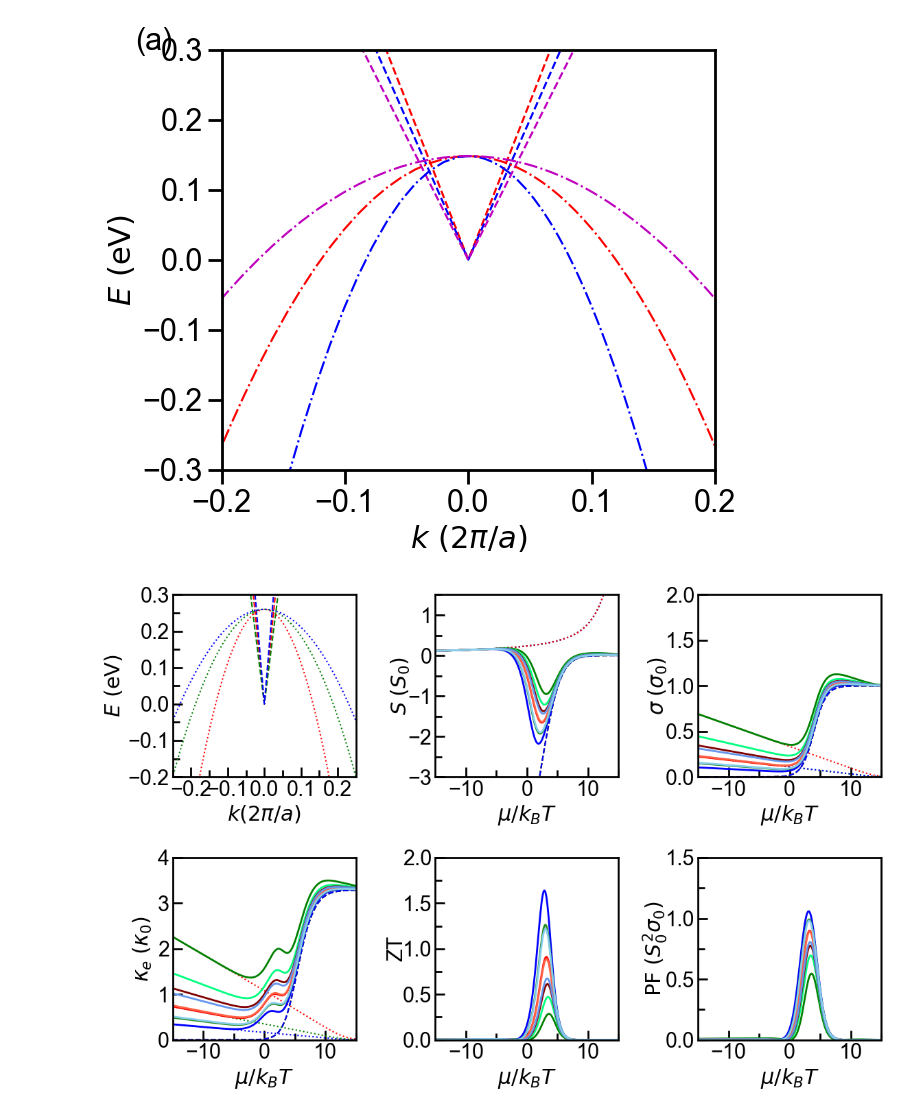
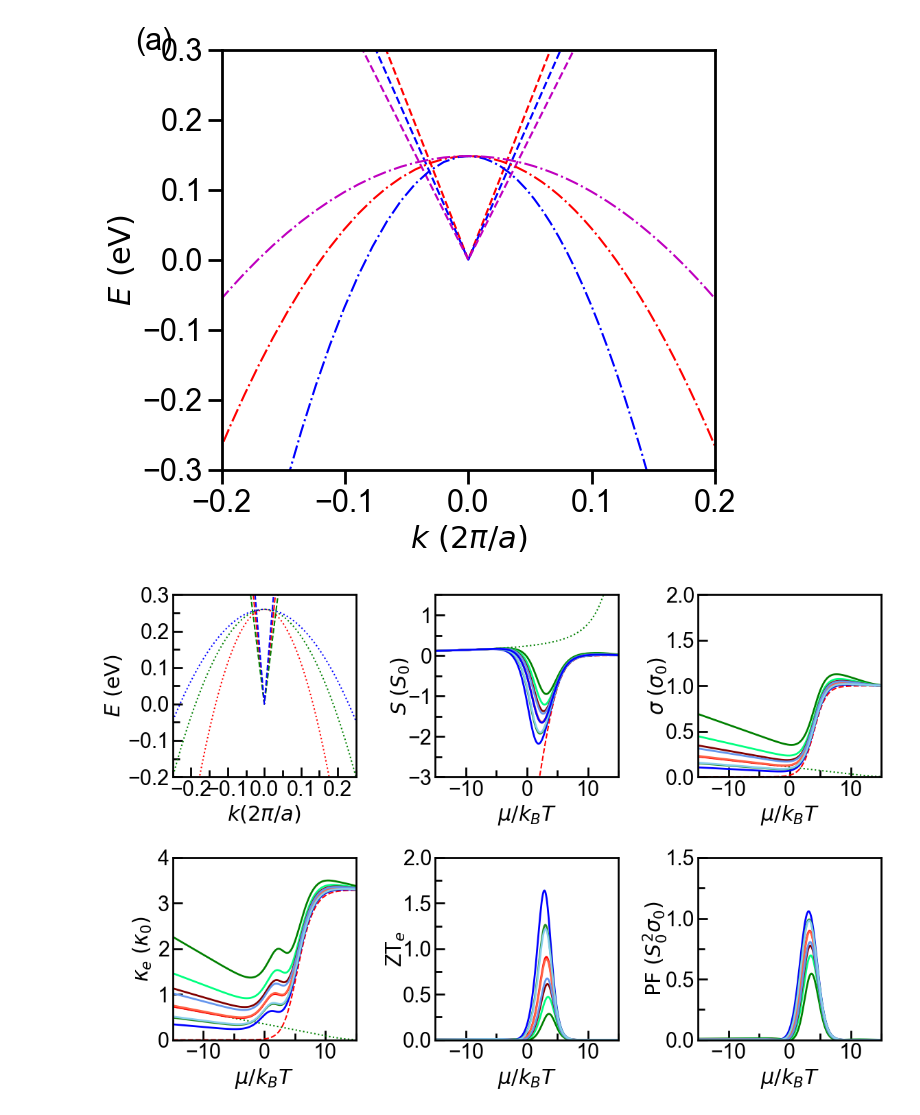
Before and after one commit to Normanthen/TE_Calculation, a Jupyter notebook: Belajar Function/Custom_semis.ipynb, the cells around one changed output. Cells and saved outputs as stored; diff of their text form; code cells hidden in the pictures.

```diff
--- a/Belajar Function/Custom_semis.ipynb
+++ b/Belajar Function/Custom_semis.ipynb
@@ -534,11 +534,7 @@ e0 = 0.26/kBT
 # Subplot (a): Seebeck's coefficient
 ax2 = plt.subplot(2,3,2)
 plt.plot(eta, S_c(eta+eshift,e0), 'r--')
-plt.plot(eta, S_c1(eta+eshift,e0), 'g--')
-plt.plot(eta, S_c2(eta+eshift,e0), 'b--')
 plt.plot(eta, S_v(eta+eshift,e0), 'g:')
-plt.plot(eta, S_v1(eta+eshift,e0), 'b:')
-plt.plot(eta, S_v2(eta+eshift,e0), 'r:')
 plt.plot(eta, S(eta+eshift,e0), 'r-',linewidth=2)
 plt.plot(eta, S1(eta+eshift,e0), 'g-',linewidth=2)
 plt.plot(eta, S2(eta+eshift,e0), 'b-',linewidth=2)
@@ -548,7 +544,7 @@ plt.plot(eta, S5(eta+eshift,e0), linestyle='solid', color='maroon', linewidth=2)
 plt.plot(eta, S6(eta+eshift,e0), linestyle='solid', color='tomato', linewidth=2)
 plt.plot(eta, S7(eta+eshift,e0), linestyle='solid', color='cornflowerblue', linewidth=2)
 plt.plot(eta, S8(eta+eshift,e0), linestyle='solid', color='skyblue', linewidth=2)
-#plt.plot(eta, S(eta+eshift,e0), 'b-',linewidth=2)
+plt.plot(eta, S(eta+eshift,e0), 'b-',linewidth=2)
 plt.axis([-15,15,-3,1.5]) # the format is [xmin,xmax,ymin,ymax]
 #plt.xticks(range(-15,15,8))
 ax2.xaxis.set_minor_locator(AutoMinorLocator(2))
@@ -566,11 +562,7 @@ ax2.yaxis.set_tick_params(which='minor', size=7, width=2, direction='in')
 #Subplot (b) : Electrical conductivity
 ax3 = plt.subplot(2,3,3)
 plt.plot(eta, 2*sigma_c(eta+eshift,e0)/v**2, 'r--')
-plt.plot(eta, 2*sigma_c1(eta+eshift,e0)/v1**2, 'g--')
-plt.plot(eta, 2*sigma_c2(eta+eshift,e0)/v2**2, 'b--')
 plt.plot(eta, 2*sigma_v(eta+eshift,e0)/v**2, 'g:')
-plt.plot(eta, 2*sigma_v1(eta+eshift,e0)/v1**2, 'r:')
-plt.plot(eta, 2*sigma_v2(eta+eshift,e0)/v1**2, 'b:')
 plt.plot(eta, 2*sigma(eta+eshift,e0)/v**2, 'r-',linewidth=2)
 plt.plot(eta, 2*sigma1(eta+eshift,e0)/v1**2, 'g-',linewidth=2)
 plt.plot(eta, 2*sigma2(eta+eshift,e0)/v2**2, 'b-',linewidth=2)
@@ -598,11 +590,7 @@ ax3.yaxis.set_tick_params(which='minor', size=7, width=2, direction='in')
 ##Subplot (c) : Thermal conductivity
 ax4 = plt.subplot(2,3,4)
 plt.plot(eta, 2*kappa_c(eta+eshift,e0)/v**2, 'r--')
-plt.plot(eta, 2*kappa_c1(eta+eshift,e0)/v1**2, 'g--')
-plt.plot(eta, 2*kappa_c2(eta+eshift,e0)/v2**2, 'b--')
 plt.plot(eta, 2*kappa_v(eta+eshift,e0)/v**2, 'g:')
-plt.plot(eta, 2*kappa_v1(eta+eshift,e0)/v1**2, 'r:')
-plt.plot(eta, 2*kappa_v2(eta+eshift,e0)/v2**2, 'b:')
 plt.plot(eta, 2*kappa(eta+eshift,e0)/v**2, 'r-',linewidth=2)
 plt.plot(eta, 2*kappa1(eta+eshift,e0)/v1**2, 'g-',linewidth=2)
 plt.plot(eta, 2*kappa2(eta+eshift,e0)/v2**2, 'b-',linewidth=2)
@@ -646,7 +634,7 @@ ax5.yaxis.set_minor_locator(AutoMinorLocator(2))
 ax5.yaxis.labelpad = -4
 plt.xlabel('$\mu/k_BT$')
 #plt.ylabel('ZT')
-plt.ylabel('ZT')
+plt.ylabel('ZT$_{e}$')
 #plt.legend(fontsize=14)
 ax5.yaxis.set_major_locator(mpl.ticker.MultipleLocator(0.5))
 ax5.yaxis.set_minor_locator(mpl.ticker.MultipleLocator(0.25))
@@ -673,31 +661,31 @@ plt.plot(eta, 2*S7(eta+eshift,e0)**2*sigma7(eta+eshift,e0)/v2**2,  linestyle='so
 plt.plot(eta, 2*S8(eta+eshift,e0)**2*sigma8(eta+eshift,e0)/v2**2,  linestyle='solid',
          color='skyblue',linewidth=2)
 plt.axis([-15,15,0,1.5]) # the format is [xmin,xmax,ymin,ymax]
 #plt.xticks(range(-15,15,8))
 ax6.xaxis.set_minor_locator(AutoMinorLocator(2))
 #plt.yticks(range(-4,5,2))
 ax6.yaxis.set_minor_locator(AutoMinorLocator(2))
 ax6.yaxis.labelpad = -4
 plt.xlabel('$\mu/k_BT$')
 plt.ylabel('$\mathrm{PF}~(S_0^2 \sigma_0)$')
 #ax6.yaxis.set_major_locator(mpl.ticker.MultipleLocator(10))
 #ax6.yaxis.set_minor_locator(mpl.ticker.MultipleLocator(5))
 ax6.xaxis.set_tick_params(which='major', size=10, width=2, direction='in')
 ax6.xaxis.set_tick_params(which='minor', size=7, width=2, direction='in')
 ax6.yaxis.set_tick_params(which='major', size=10, width=2, direction='in')
 ax6.yaxis.set_tick_params(which='minor', size=7, width=2, direction='in')
 
 plt.tight_layout()
 
 # ADD PANEL LABELS (a) AND (b)
 #ax1.text( -25, 0.28,'(a)')
 #ax2.text( -25, 1.11,'(b)')
 #ax3.text( -25, 1.81,'(c)')
 #ax4.text( -25, 3.81,'(d)')
 #ax5.text( -25, 1.81,'(e)')
 #ax6.text( -25, 1.41,'(f)')
 
 
 #plt.savefig('Fig2BM-typeI_TiS.pdf')
 # %% [output]
-[figure, old version]
+[figure, new version]
```
